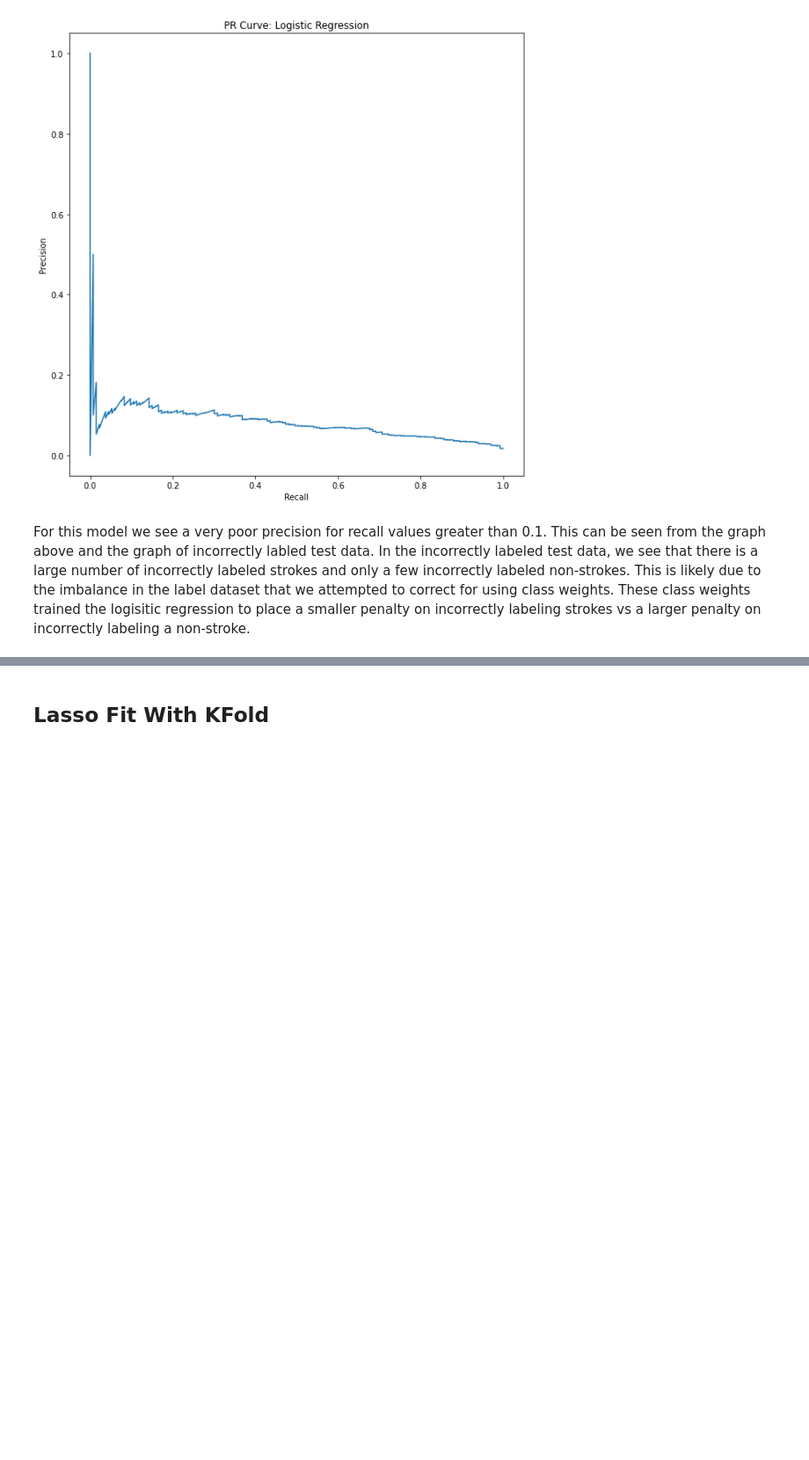
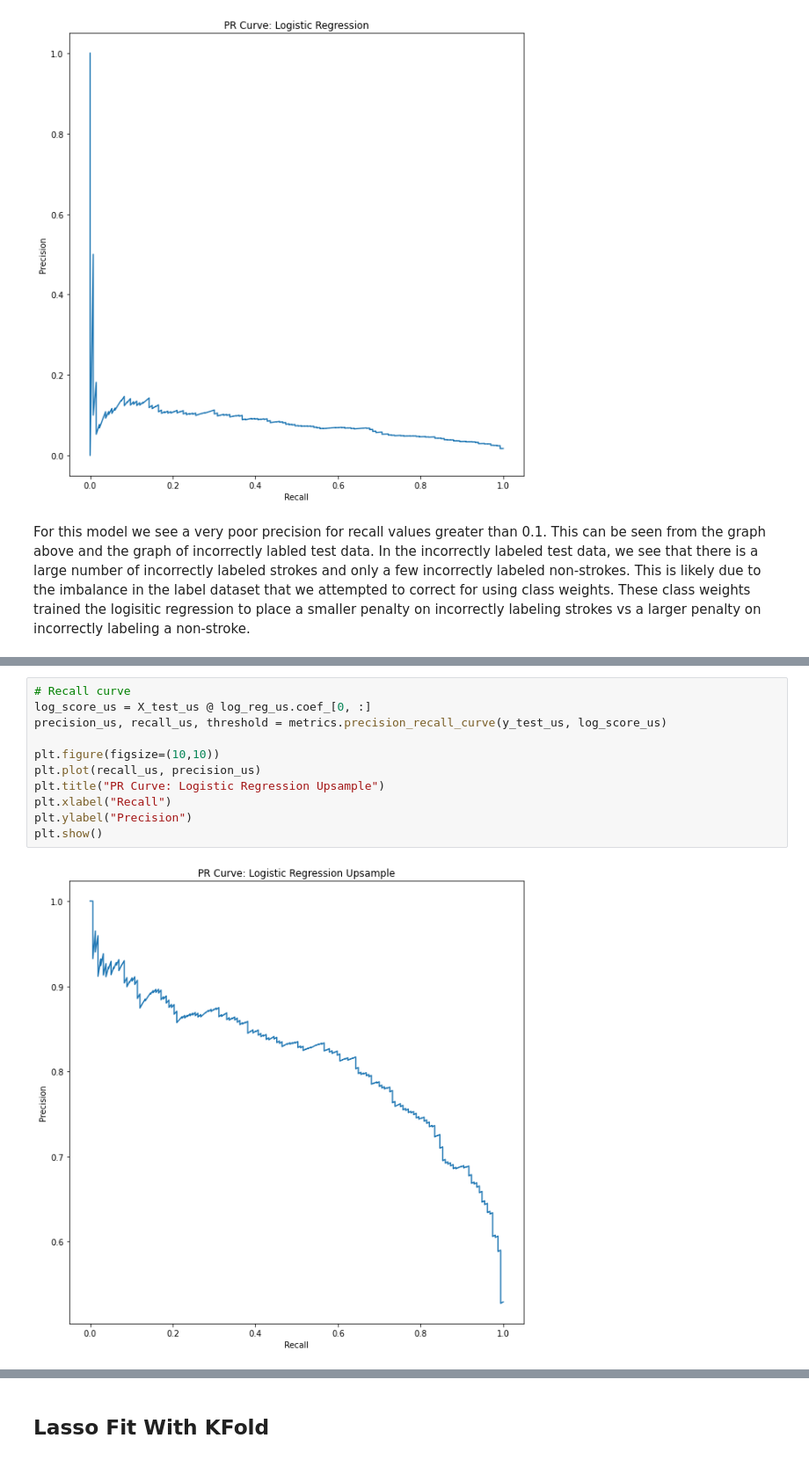
Before and after one commit to DylanShadduckUCD/STA208, a Jupyter notebook: Final Project/Final Project.ipynb, the cells around one changed output, grey strips where cells are left out. Shown: that part at 88% size. Cells and saved outputs as stored; diff of their text form; blank space fills up the shorter version.

```diff
--- a/Final Project/Final Project.ipynb
+++ b/Final Project/Final Project.ipynb
@@ -319,0 +457,13 @@ For this model we see a very poor precision for recall values greater than 0.1.
+# %%
+# Recall curve
+log_score_us = X_test_us @ log_reg_us.coef_[0, :]
+precision_us, recall_us, threshold = metrics.precision_recall_curve(y_test_us, log_score_us)
+
+plt.figure(figsize=(10,10))
+plt.plot(recall_us, precision_us)
+plt.title("PR Curve: Logistic Regression Upsample")
+plt.xlabel("Recall")
+plt.ylabel("Precision")
+plt.show()
+# %% [output]
+[figure, added]
```
Also changed, not shown: parts of 20 cells of this notebook.
